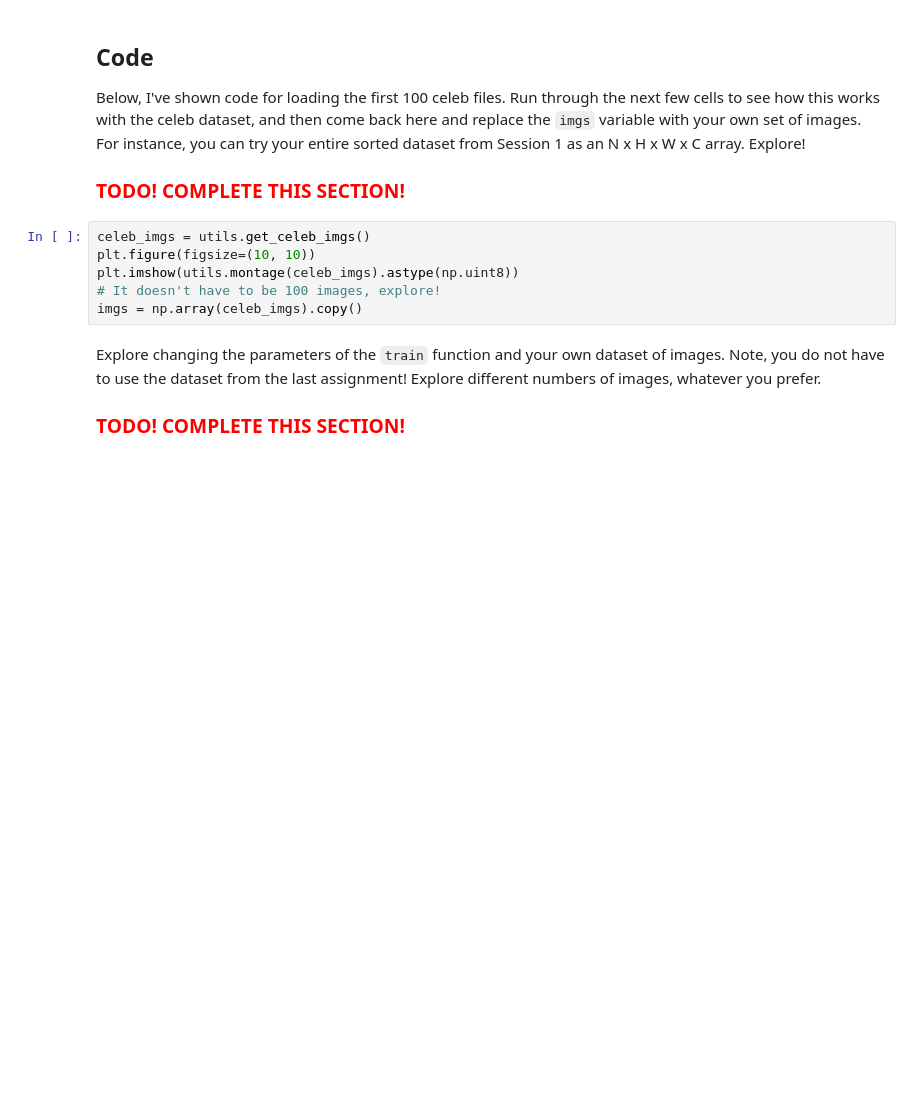
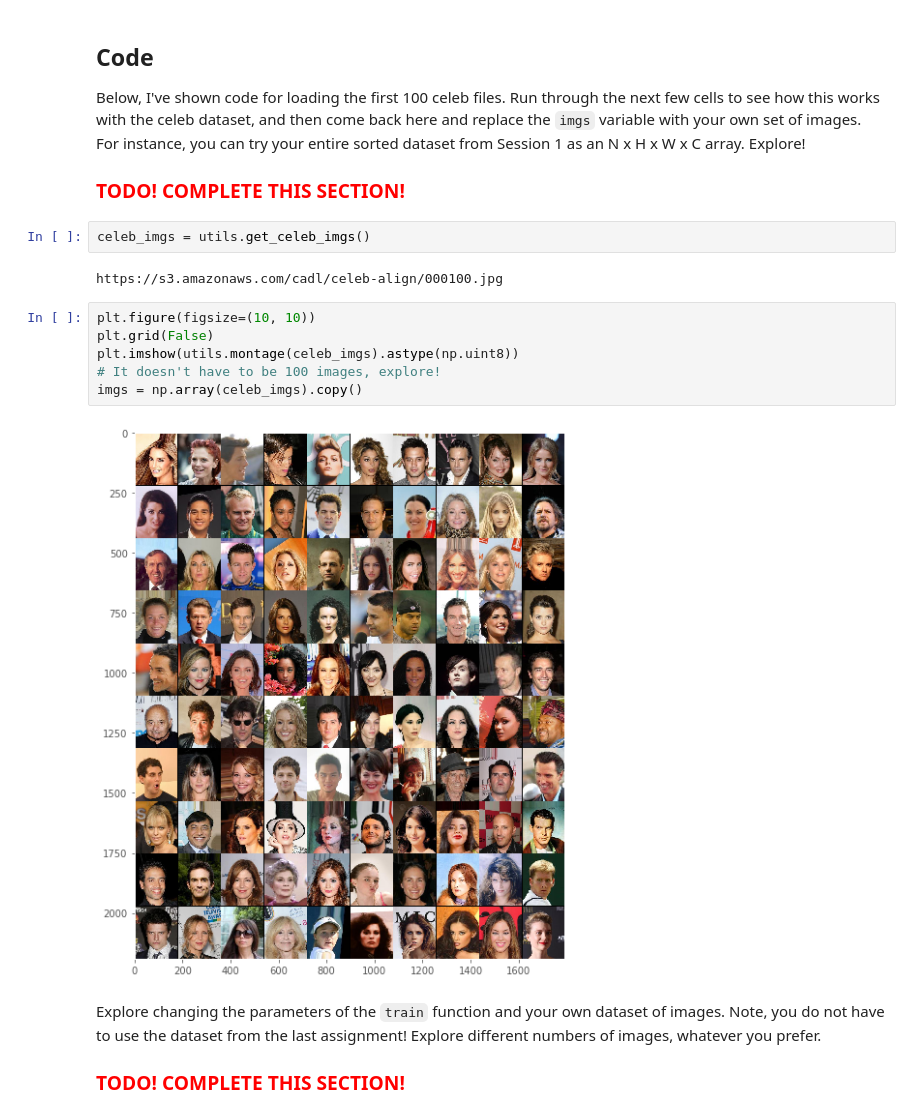
Before and after one commit to vibertthio/deep-learning-practice, a Jupyter notebook: session-2/session-2.ipynb, the cells around one changed output. Cells and saved outputs as stored; diff of their text form; blank space fills up the shorter version.

```diff
--- a/session-2/session-2.ipynb
+++ b/session-2/session-2.ipynb
@@ -794,12 +838,18 @@ def train(imgs,
 Below, I've shown code for loading the first 100 celeb files.  Run through the next few cells to see how this works with the celeb dataset, and then come back here and replace the `imgs` variable with your own set of images.  For instance, you can try your entire sorted dataset from Session 1 as an N x H x W x C array.  Explore!
 
 <h3><font color='red'>TODO! COMPLETE THIS SECTION!</font></h3>
+# %%
+celeb_imgs = utils.get_celeb_imgs()
+# %% [output]
+https://s3.amazonaws.com/cadl/celeb-align/000100.jpg
 # %%
-celeb_imgs = utils.get_celeb_imgs()
 plt.figure(figsize=(10, 10))
+plt.grid(False)
 plt.imshow(utils.montage(celeb_imgs).astype(np.uint8))
 # It doesn't have to be 100 images, explore!
 imgs = np.array(celeb_imgs).copy()
+# %% [output]
+[figure, added]
 # %% [markdown]
 Explore changing the parameters of the `train` function and your own dataset of images.  Note, you do not have to use the dataset from the last assignment!  Explore different numbers of images, whatever you prefer.
 
```
Also changed, not shown: parts of 36 cells of this notebook, 15 other files.
